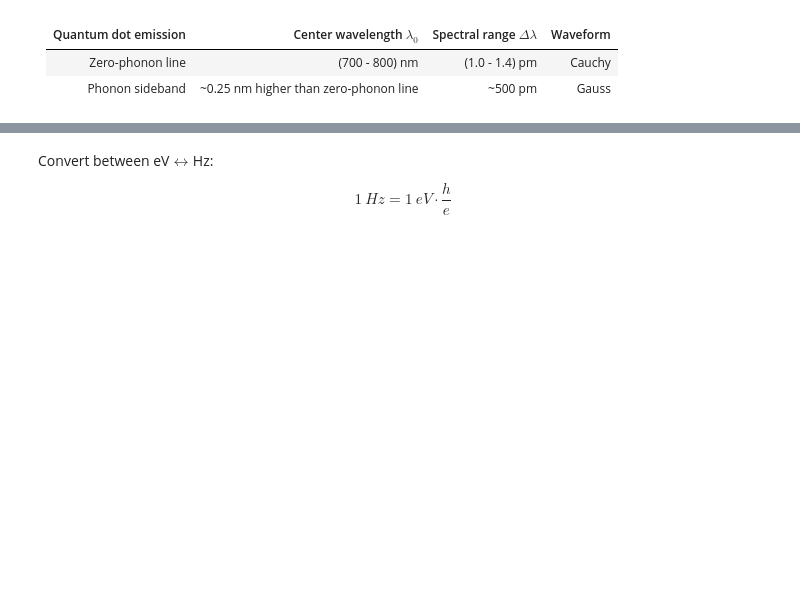
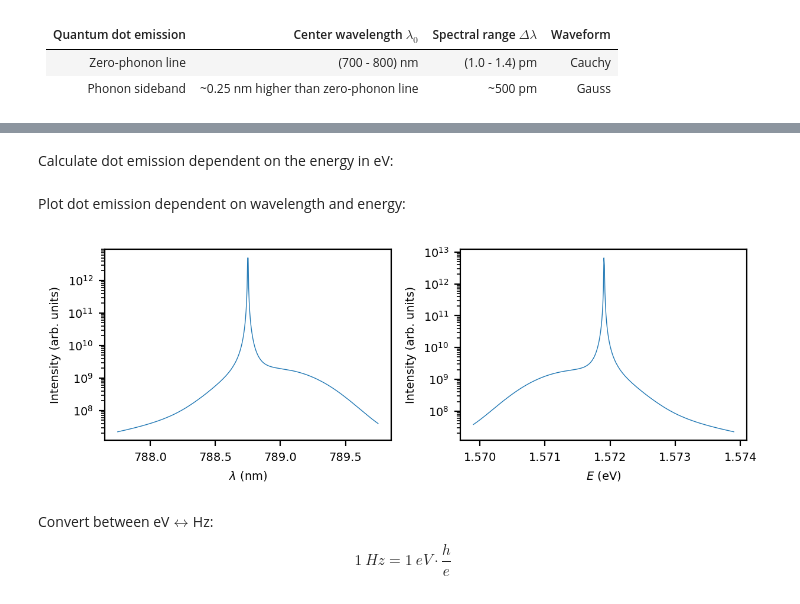
Before and after one commit to JKU-HFP/Sizing_Fabry_Perot_Interferometer, a Jupyter notebook: Sizing_Fabry_Perot_Interferometer.ipynb, the cells around one changed output, grey strips where cells are left out. Saved outputs shown, nothing was run; the diff lists cells and outputs as text; code cells hidden in the pictures; blank space fills up the shorter version.

```diff
--- a/Sizing_Fabry_Perot_Interferometer.ipynb
+++ b/Sizing_Fabry_Perot_Interferometer.ipynb
@@ -68,3 +81,38 @@ def calc_phi_dot(v, v_dot_center, v_dot_spectral_range):
+# %%
+def calc_phi_dot_lambda(lambda_, lambda_dot_center_zero, lambda_dot_spectral_range_zero, lambda_dot_center_side, lambda_dot_spectral_range_side):
+    return 10**2 * calc_phi_dot_zerophononline(lambda_, lambda_dot_center_zero, lambda_dot_spectral_range_zero) + calc_phi_dot_phononsideband(lambda_, lambda_dot_center_side, lambda_dot_spectral_range_side)
+# %% [markdown]
+Calculate dot emission dependent on the energy in eV:
+# %%
+def convert_E_to_lambda(E):
+    return constants.c * constants.h / (E * constants.e)
+# %%
+def calc_phi_dot_E(E, lambda_dot_center_zero, lambda_dot_spectral_range_zero, lambda_dot_center_side, lambda_dot_spectral_range_side):
+    lambda_ = convert_E_to_lambda(E)
+    return calc_phi_dot_lambda(lambda_, lambda_dot_center_zero, lambda_dot_spectral_range_zero, lambda_dot_center_side, lambda_dot_spectral_range_side)
+# %% [markdown]
+Plot dot emission dependent on wavelength and energy:
+# %%
+lambda_ = np.linspace(787.75e-9, 789.75e-9, 500)
+phi_dot_lambda = calc_phi_dot_lambda(lambda_, lambda_dot_center_zero, lambda_dot_spectral_range_zero, lambda_dot_center_side, lambda_dot_spectral_range_side)
+
+plt.subplot(1, 2, 1)
+plt.semilogy(lambda_*10**9, phi_dot_lambda)
+plt.xlabel(r"$\lambda$ (nm)")
+plt.ylabel(r"Intensity (arb. units)")
+
+
+E = np.linspace(1.5699, 1.5739, 500)
+phi_dot_E = calc_phi_dot_E(E, lambda_dot_center_zero, lambda_dot_spectral_range_zero, lambda_dot_center_side, lambda_dot_spectral_range_side)
+
+plt.subplot(1, 2, 2)
+plt.semilogy(E, phi_dot_E)
+plt.xlabel(r"$E$ (eV)")
+plt.ylabel(r"Intensity (arb. units)")
+plt.tight_layout()
+plt.show()
+# %% [output]
+[figure, added]
 # %% [markdown]
 Convert between eV$\leftrightarrow$Hz:
 
```
Also changed, not shown: parts of 19 cells of this notebook.
